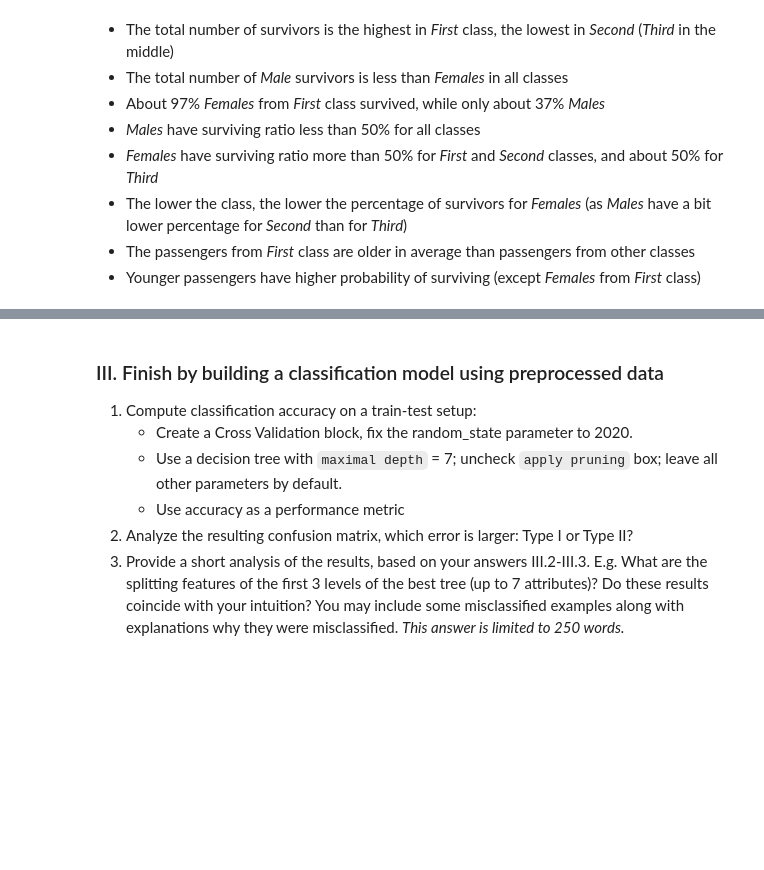
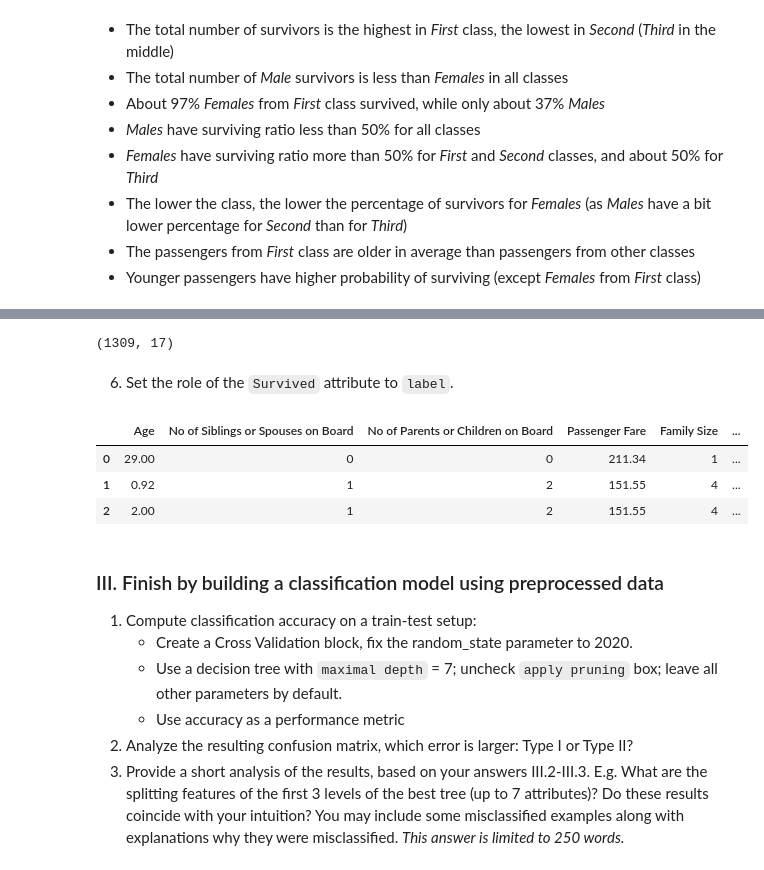
Before and after one commit to Mist3r-R/hse-sse-ds-business-2020, a Jupyter notebook: HW_2.ipynb, the cells around one changed output, grey strips where cells are left out. Saved outputs shown, nothing was run; the diff lists cells and outputs as text; code cells hidden in the pictures; blank space fills up the shorter version.

```diff
--- a/HW_2.ipynb
+++ b/HW_2.ipynb
@@ -93,3 +242,17 @@ dtype: float64
+# %%
+data.shape
+# %% [output]
+(1309, 17)
+# %% [markdown]
+6. Set the role of the `Survived` attribute to `label`.
+# %%
+data = data.rename(columns={'Sex_Male': 'Sex', 'Survived_Yes': 'Survived'})
+data.head(3)
+# %% [output]
+|  | Age | No of Siblings or Spouses on Board | No of Parents or Children on Board | Passenger Fare | Family Size | ... |
+| 0 | 29.00 | 0 | 0 | 211.34 | 1 | ... |
+| 1 | 0.92 | 1 | 2 | 151.55 | 4 | ... |
+| 2 | 2.00 | 1 | 2 | 151.55 | 4 | ... |
 # %% [markdown]
 ### III. Finish by building a classification model using preprocessed data
 1. Compute classification accuracy on a train-test setup:
```
Also changed, not shown: parts of 29 cells of this notebook.
